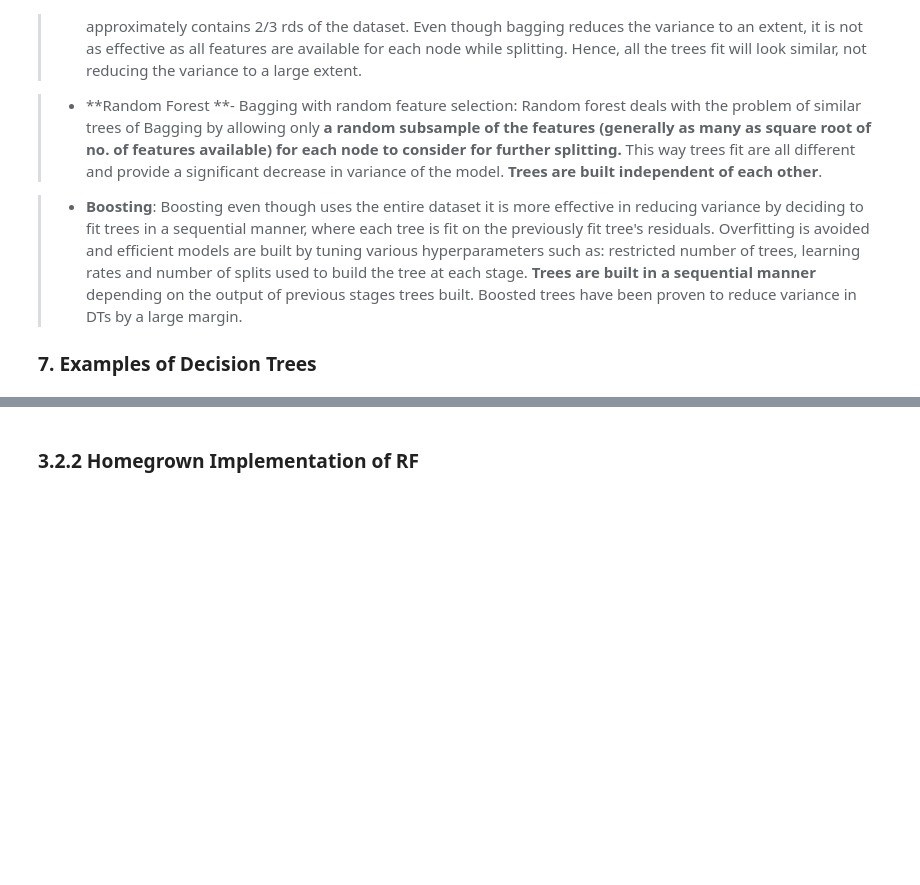
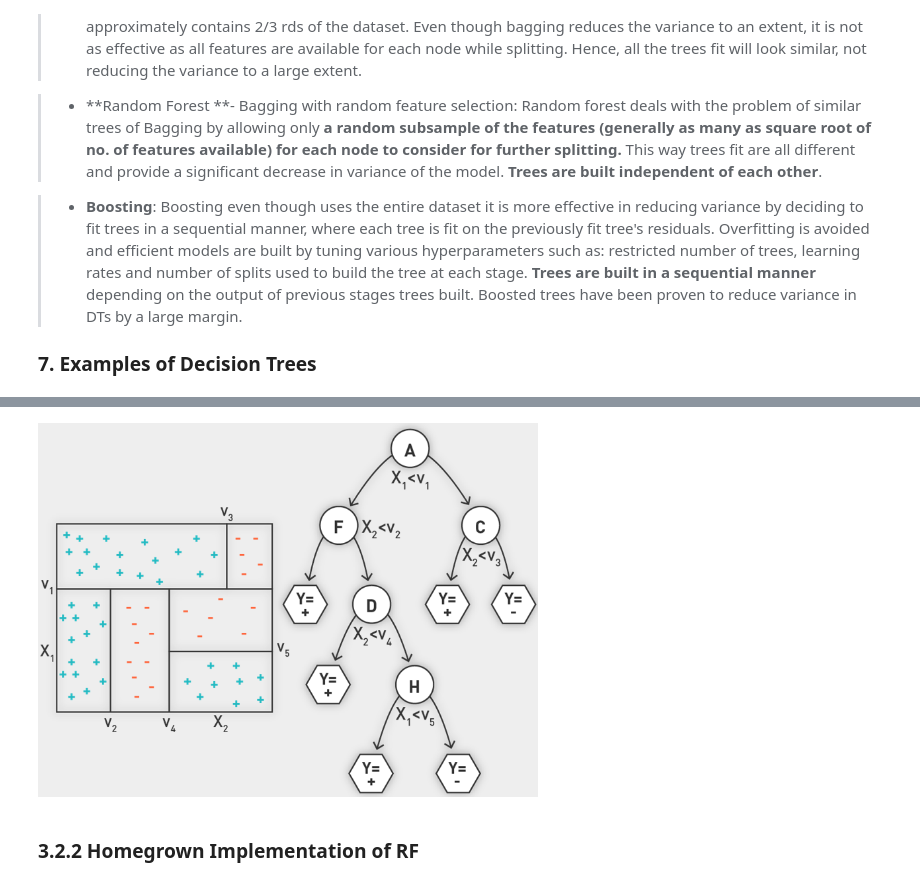
Before and after one commit to cpapadimitriou/Click-Through-Rate-prediction, a Jupyter notebook: Final Submission/261FinalAnusha_Arvindh_Christina_Kim.ipynb, the cells around one changed output, grey strips where cells are left out. Cells and saved outputs as stored; diff of their text form; code cells hidden in the pictures; blank space fills up the shorter version.

```diff
--- a/Final Submission/261FinalAnusha_Arvindh_Christina_Kim.ipynb
+++ b/Final Submission/261FinalAnusha_Arvindh_Christina_Kim.ipynb
@@ -1367,5 +1375,7 @@ LR_performance_lasso
 # %%
-# display same tree
-#Image(filename="image_4_sample_tree.png", width=500,height=400)
+# display example tree
+Image(filename="image_4_sample_tree.png", width=500,height=400)
+# %% [output]
+[figure, added]
 # %% [markdown]
 ### 3.2.2 Homegrown Implementation of RF
```
Also changed, not shown: parts of 11 cells of this notebook.
